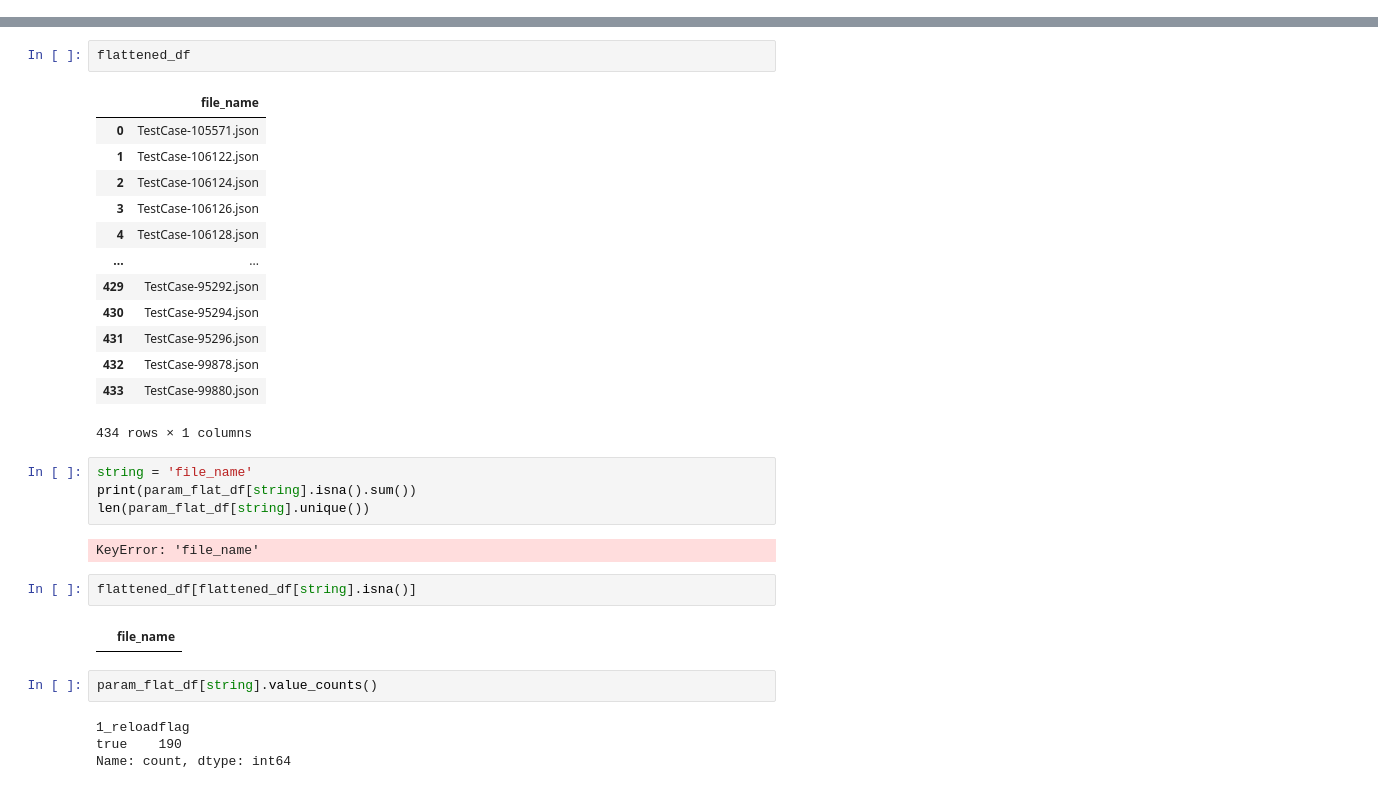
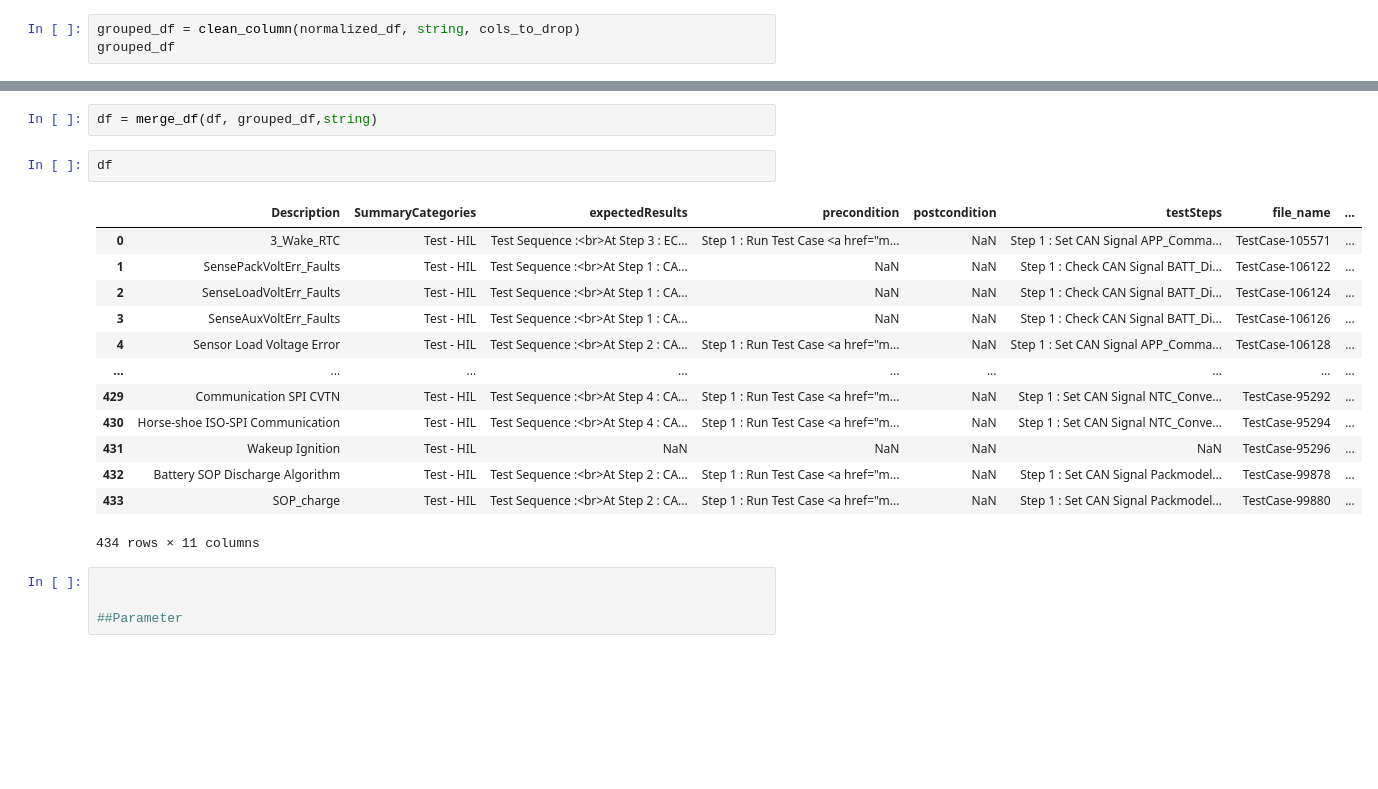
Before and after one commit to Koushik-Ambadi/llm-finetuning, a Jupyter notebook: src/date_prep.ipynb, the cells around one changed output, grey strips where cells are left out. Drawn from its saved outputs; the diff is of its cells as text; blank space fills up the shorter version.

```diff
--- a/src/date_prep.ipynb
+++ b/src/date_prep.ipynb
@@ -130,0 +92,3 @@ df.drop(['fileversion','ShortName','process','testCaseShoortName','State','Requi
+# %%
+grouped_df = clean_column(normalized_df, string, cols_to_drop)
+grouped_df
@@ -194,32 +125,22 @@ flattened_df = pd.DataFrame(flattened_params.tolist())
-# %%
-flattened_df
-# %% [output]
-|  | file_name |
-| 0 | TestCase-105571.json |
-| 1 | TestCase-106122.json |
-| 2 | TestCase-106124.json |
-| 3 | TestCase-106126.json |
-| 4 | TestCase-106128.json |
-| ... | ... |
-| 429 | TestCase-95292.json |
-| 430 | TestCase-95294.json |
-| 431 | TestCase-95296.json |
-| 432 | TestCase-99878.json |
-| 433 | TestCase-99880.json |
-434 rows × 1 columns
-# %%
-string = 'file_name'
-print(param_flat_df[string].isna().sum())
-len(param_flat_df[string].unique())
-# %% [output]
-KeyError: 'file_name'
-# %%
-flattened_df[flattened_df[string].isna()]
-# %% [output]
-|  | file_name |
-# %%
-param_flat_df[string].value_counts()
-# %% [output]
-1_reloadflag
-true    190
-Name: count, dtype: int64
+# %%
+df = merge_df(df, grouped_df,string)
+# %%
+df
+# %% [output]
+|  | Description | SummaryCategories | expectedResults | precondition | postcondition | testSteps | file_name | ... |
+| 0 | 3_Wake_RTC | Test - HIL | Test Sequence :<br>At Step 3 : EC... | Step 1 : Run Test Case <a href="m... | NaN | Step 1 : Set CAN Signal APP_Comma... | TestCase-105571 | ... |
+| 1 | SensePackVoltErr_Faults | Test - HIL | Test Sequence :<br>At Step 1 : CA... | NaN | NaN | Step 1 : Check CAN Signal BATT_Di... | TestCase-106122 | ... |
+| 2 | SenseLoadVoltErr_Faults | Test - HIL | Test Sequence :<br>At Step 1 : CA... | NaN | NaN | Step 1 : Check CAN Signal BATT_Di... | TestCase-106124 | ... |
+| 3 | SenseAuxVoltErr_Faults | Test - HIL | Test Sequence :<br>At Step 1 : CA... | NaN | NaN | Step 1 : Check CAN Signal BATT_Di... | TestCase-106126 | ... |
+| 4 | Sensor Load Voltage Error | Test - HIL | Test Sequence :<br>At Step 2 : CA... | Step 1 : Run Test Case <a href="m... | NaN | Step 1 : Set CAN Signal APP_Comma... | TestCase-106128 | ... |
+| ... | ... | ... | ... | ... | ... | ... | ... | ... |
+| 429 | Communication SPI CVTN | Test - HIL | Test Sequence :<br>At Step 4 : CA... | Step 1 : Run Test Case <a href="m... | NaN | Step 1 : Set CAN Signal NTC_Conve... | TestCase-95292 | ... |
+| 430 | Horse-shoe ISO-SPI Communication | Test - HIL | Test Sequence :<br>At Step 4 : CA... | Step 1 : Run Test Case <a href="m... | NaN | Step 1 : Set CAN Signal NTC_Conve... | TestCase-95294 | ... |
+| 431 | Wakeup Ignition | Test - HIL | NaN | NaN | NaN | NaN | TestCase-95296 | ... |
+| 432 | Battery SOP Discharge Algorithm | Test - HIL | Test Sequence :<br>At Step 2 : CA... | Step 1 : Run Test Case <a href="m... | NaN | Step 1 : Set CAN Signal Packmodel... | TestCase-99878 | ... |
+| 433 | SOP_charge | Test - HIL | Test Sequence :<br>At Step 2 : CA... | Step 1 : Run Test Case <a href="m... | NaN | Step 1 : Set CAN Signal Packmodel... | TestCase-99880 | ... |
+434 rows × 11 columns
+# %%
+
+
+##Parameter
```
Also changed, not shown: parts of 19 cells of this notebook, 5 other files.
